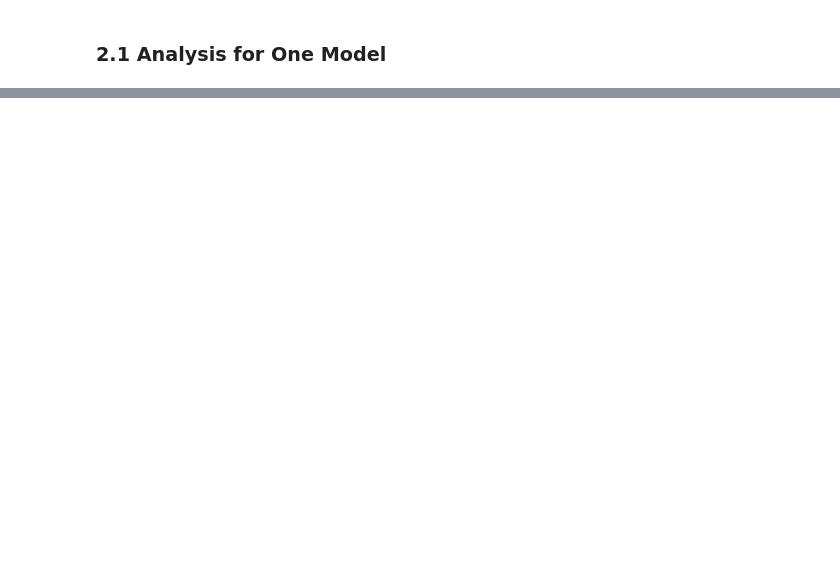
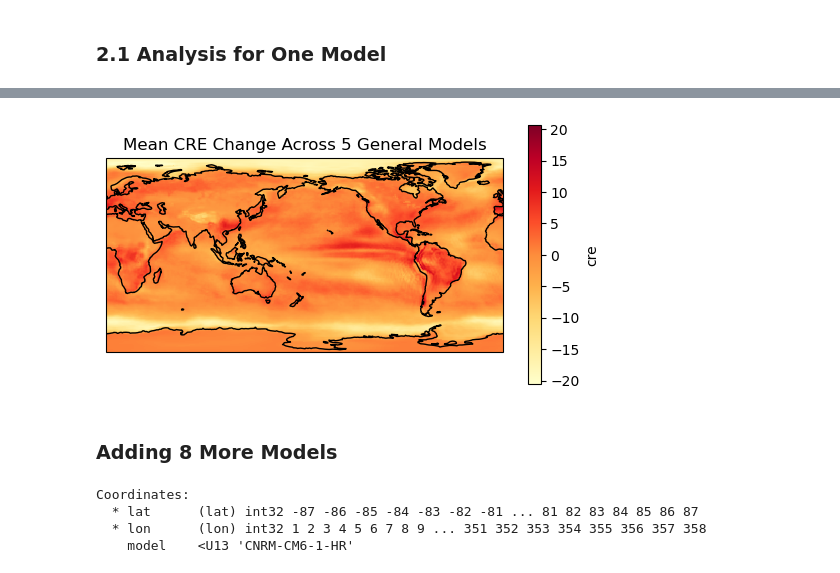
Before and after one commit to jinnayoon/cmip6-tempchangeproj, a Jupyter notebook: regional_TOA_changes.ipynb, the cells around one changed output, grey strips where cells are left out. Saved outputs shown, nothing was run; the diff lists cells and outputs as text; code cells hidden in the pictures; blank space fills up the shorter version.

```diff
--- a/regional_TOA_changes.ipynb
+++ b/regional_TOA_changes.ipynb
@@ -104,0 +324,80 @@ print(source_list_toa_2)
+# %%
+#CRE plot
+ax = plt.axes(projection = ccrs.PlateCarree(central_longitude = 180))
+ax.coastlines()
+ds_gcm_models_mean = ds_gcm_models.cre.mean(dim='model') #took mean across models to eliminate one dimension and mash all model data tg -> 2D now
+ds_gcm_models_mean.plot(ax=ax, cmap = "YlOrRd", transform = ccrs.PlateCarree(), cbar_kwargs = {"shrink": 0.7})
+plt.title('Mean CRE Change Across 5 General Models')
+plt.show()
+# %% [output]
+[figure, added]
+# %% [markdown]
+### Adding 8 More Models
+# %%
+ds_list_8_models = list()
+#query data
+#historical data
+df_toa_hist_rlut = df.query(  "activity_id=='CMIP' & source_id == 'CNRM-CM6-1-HR' & table_id == 'Amon' & variable_id == 'rlut' & experiment_id=='historical' & member_id == 'r1i1p1f2'")
+df_toa_hist_rsut = df.query(  "activity_id=='CMIP' & source_id == 'CNRM-CM6-1-HR' & table_id == 'Amon' & variable_id == 'rsut' & experiment_id=='historical' & member_id == 'r1i1p1f2'")
+df_toa_hist_rsdt = df.query(  "activity_id=='CMIP' & source_id == 'CNRM-CM6-1-HR' & table_id == 'Amon' & variable_id == 'rsdt' & experiment_id=='historical' & member_id == 'r1i1p1f2'")
+df_toacs_hist_rlutcs = df.query("activity_id=='CMIP' & source_id == 'CNRM-CM6-1-HR' & table_id == 'Amon' & variable_id == 'rlutcs' & experiment_id=='historical' & member_id == 'r1i1p1f2'")
+df_toacs_hist_rsutcs = df.query("activity_id=='CMIP' & source_id == 'CNRM-CM6-1-HR' & table_id == 'Amon' & variable_id == 'rsutcs' & experiment_id=='historical' & member_id == 'r1i1p1f2'")
+
+#load hist data as dataset
+ds_toa_hist_rlut = load_zarr_dset(df_toa_hist_rlut)
+ds_toa_hist_rsut = load_zarr_dset(df_toa_hist_rsut)
+ds_toa_hist_rsdt = load_zarr_dset(df_toa_hist_rsdt)
+ds_toacs_hist_rlutcs = load_zarr_dset(df_toacs_hist_rlutcs)
+ds_toacs_hist_rsutcs = load_zarr_dset(df_toacs_hist_rsutcs)
+
+#ssp585 data
+df_toa_ssp585_rlut = df.query("activity_id=='ScenarioMIP' & source_id == 'CNRM-CM6-1-HR' & table_id == 'Amon' & variable_id == 'rlut' & experiment_id=='ssp585' & member_id == 'r1i1p1f2'")
+df_toa_ssp585_rsut = df.query("activity_id=='ScenarioMIP' & source_id == 'CNRM-CM6-1-HR' & table_id == 'Amon' & variable_id == 'rsut' & experiment_id=='ssp585' & member_id == 'r1i1p1f2'")
+df_toa_ssp585_rsdt = df.query("activity_id=='ScenarioMIP' & source_id == 'CNRM-CM6-1-HR' & table_id == 'Amon' & variable_id == 'rsdt' & experiment_id=='ssp585' & member_id == 'r1i1p1f2'")
+df_toacs_ssp585_rlutcs = df.query("activity_id=='ScenarioMIP' & source_id == 'CNRM-CM6-1-HR' & table_id == 'Amon' & variable_id == 'rlutcs' & experiment_id=='ssp585' & member_id == 'r1i1p1f2'")
+df_toacs_ssp585_rsutcs = df.query("activity_id=='ScenarioMIP' & source_id == 'CNRM-CM6-1-HR' & table_id == 'Amon' & variable_id == 'rsutcs' & experiment_id=='ssp585' & member_id == 'r1i1p1f2'")
+
+#load ssp data as dataset
+ds_toa_ssp585_rlut = load_zarr_dset(df_toa_ssp585_rlut)
+ds_toa_ssp585_rsut = load_zarr_dset(df_toa_ssp585_rsut)
+ds_toa_ssp585_rsdt = load_zarr_dset(df_toa_ssp585_rsdt)
+ds_toacs_ssp585_rlutcs = load_zarr_dset(df_toacs_ssp585_rlutcs)
+ds_toacs_ssp585_rsutcs = load_zarr_dset(df_toacs_ssp585_rsutcs)
+
+#toa variable
+ds_hist_toa = ds_toa_hist_rsdt.rsdt - ds_toa_hist_rsut.rsut - ds_toa_hist_rlut.rlut
+ds_ssp585_toa = ds_toa_ssp585_rsdt.rsdt - ds_toa_ssp585_rsut.rsut - ds_toa_ssp585_rlut.rlut
+#compute diff between avg over years 2089-2099 and 1989-1999
+ds_hist_toa = ds_hist_toa.sel(time=slice('1989','1999'))
+ds_ssp585_toa = ds_ssp585_toa.sel(time=slice('2089','2099'))
+ds_toa = xr.concat([ds_hist_toa, ds_ssp585_toa], dim = 'time', coords = 'all', compat = 'override')
+
+#toacs and final cre variable
+ds_hist_toacs = ds_toa_hist_rsdt.rsdt - ds_toacs_hist_rlutcs.rlutcs - ds_toacs_hist_rsutcs.rsutcs
+ds_ssp585_toacs = ds_toa_ssp585_rsdt.rsdt - ds_toacs_ssp585_rlutcs.rlutcs - ds_toacs_ssp585_rsutcs.rsutcs
+ds_hist_toacs = ds_hist_toacs.sel(time=slice('1989','1999'))
+ds_ssp585_toacs = ds_ssp585_toacs.sel(time=slice('2089','2099'))
+ds_hist_cre = ds_hist_toa - ds_hist_toacs
+ds_ssp585_cre = ds_ssp585_toa - ds_ssp585_toacs
+ds_cre = xr.concat([ds_hist_cre, ds_ssp585_cre], dim = 'time', coords = 'all', compat = 'override')
+
+#combine toa and cre data-arrays
+ds_toa_cre_merged = xr.Dataset({'toa': ds_toa, 'cre': ds_cre})
+
+#difference among toa
+dtoa = ds_ssp585_toa.mean('time')-ds_hist_toa.mean('time')
+#difference among cre
+dcre = ds_ssp585_cre.mean('time')-ds_hist_cre.mean('time')
+#interp
+dtoa = dtoa.interp(lat = new_lats, lon = new_lons)
+dcre = dcre.interp(lat=new_lats, lon=new_lons)
+#combined difference (toa+cre) ds
+dtoa_cre = xr.Dataset({'toa': dtoa, 'cre':dcre})
+dtoa_cre = dtoa_cre.assign_coords(model=ds_toa_hist_rlut.source_id)
+ds_list_8_models.append(dtoa_cre)
+dtoa_cre.coords
+# %% [output]
+Coordinates:
+  * lat      (lat) int32 -87 -86 -85 -84 -83 -82 -81 ... 81 82 83 84 85 86 87
+  * lon      (lon) int32 1 2 3 4 5 6 7 8 9 ... 351 352 353 354 355 356 357 358
+    model    <U13 'CNRM-CM6-1-HR'
```
Also changed, not shown: parts of 18 cells of this notebook.
